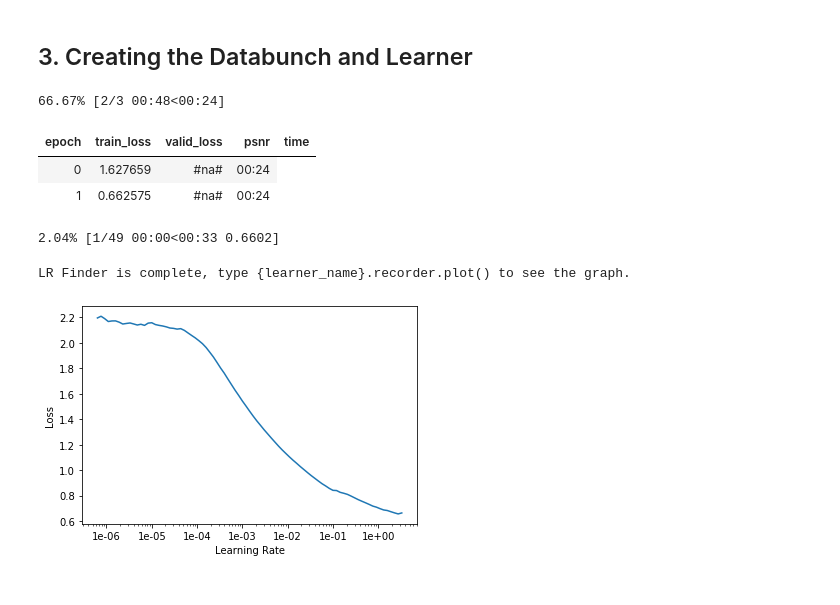
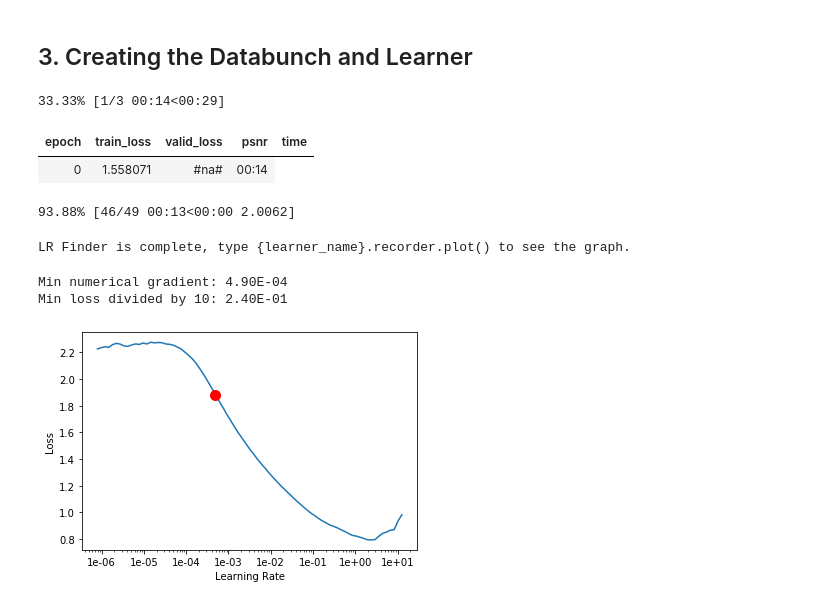
Before and after one commit to thiagodma/Pytorch_exs, a Jupyter notebook: FillNet/fillNet.ipynb, the cells around one changed output. Saved outputs shown, nothing was run; the diff lists cells and outputs as text; code cells hidden in the pictures.

```diff
--- a/FillNet/fillNet.ipynb
+++ b/FillNet/fillNet.ipynb
@@ -115,4 +118,4 @@ inputs.shape, classes.shape
 # %% [markdown]
 ## 2. Creating the model
 # %%
-mdl = models.resnet18(pretrained=True)
+mdl = models.resnet34(pretrained=True)
@@ -125,7 +131,7 @@ c.shape
 torch.Size([16, 512, 5, 5])
 # %%
 #Putting a decoder on top of my encoder
-fillNet = DynamicUnet(encoder, 3, img_size=(160,160),)
+fillNet = DynamicUnet(encoder, 3, img_size=(160,160),self_attention=True)
 # %%
 #making shure my outputs match de window size
 class LastLayer(nn.Module):
@@ -137,5 +143,5 @@ class LastLayer(nn.Module):
         x = F.relu(self.conv(x))
         return self.bn(x)
 # %%
-fillNet = nn.Sequential(fillNet,LastLayer())
+#fillNet = nn.Sequential(fillNet,LastLayer())
 # %%
@@ -148,7 +154,7 @@ torch.Size([16, 3, 32, 32])
 # %%
 data = DataBunch(train_dl,valid_dl)
 # %%
-learn = Learner(data,fillNet,loss_func=nn.MSELoss(), metrics = [psnr])
+learn = Learner(data, fillNet, loss_func=nn.MSELoss(), metrics = [psnr], callback_fns=ShowGraph)
 # %%
 #creating the layer groups so that I can use discriminative learning rates
 learn.split([learn.model.layers[:4], learn.model.layers[4:8], learn.model.layers[8:]])
@@ -155,14 +164,15 @@ learn.split([learn.model.layers[:4], learn.model.layers[4:8], learn.model.layers
 # %%
-learn.lr_find()
+learn.lr_find(end_lr=100)
 # %% [output]
-66.67% [2/3 00:48<00:24]
+33.33% [1/3 00:14<00:29]
 | epoch | train_loss | valid_loss | psnr | time |
-| 0 | 1.627659 | #na# | 00:24 |
-| 1 | 0.662575 | #na# | 00:24 |
+| 0 | 1.558071 | #na# | 00:14 |
-2.04% [1/49 00:00<00:33 0.6602]
+93.88% [46/49 00:13<00:00 2.0062]
 LR Finder is complete, type {learner_name}.recorder.plot() to see the graph.
 # %%
-learn.recorder.plot()
+learn.recorder.plot(suggestion=True)
 # %% [output]
+Min numerical gradient: 4.90E-04
+Min loss divided by 10: 2.40E-01
-[figure, old version]
+[figure, new version]
 # %%
```
Also changed, not shown: parts of 16 cells of this notebook.
